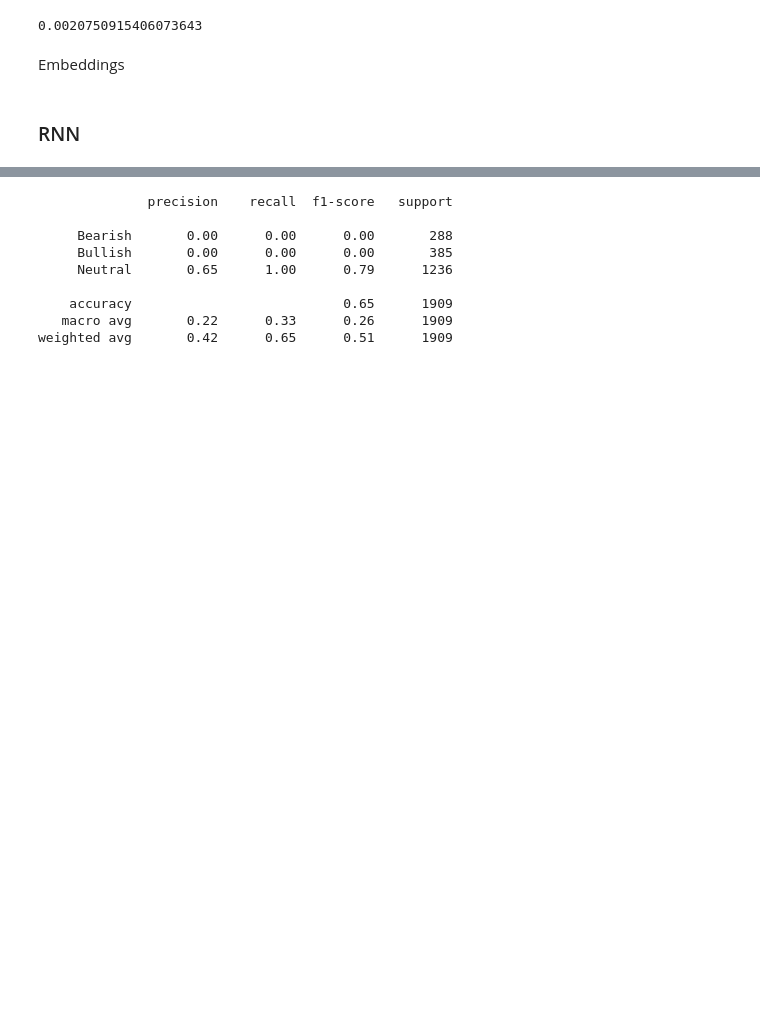
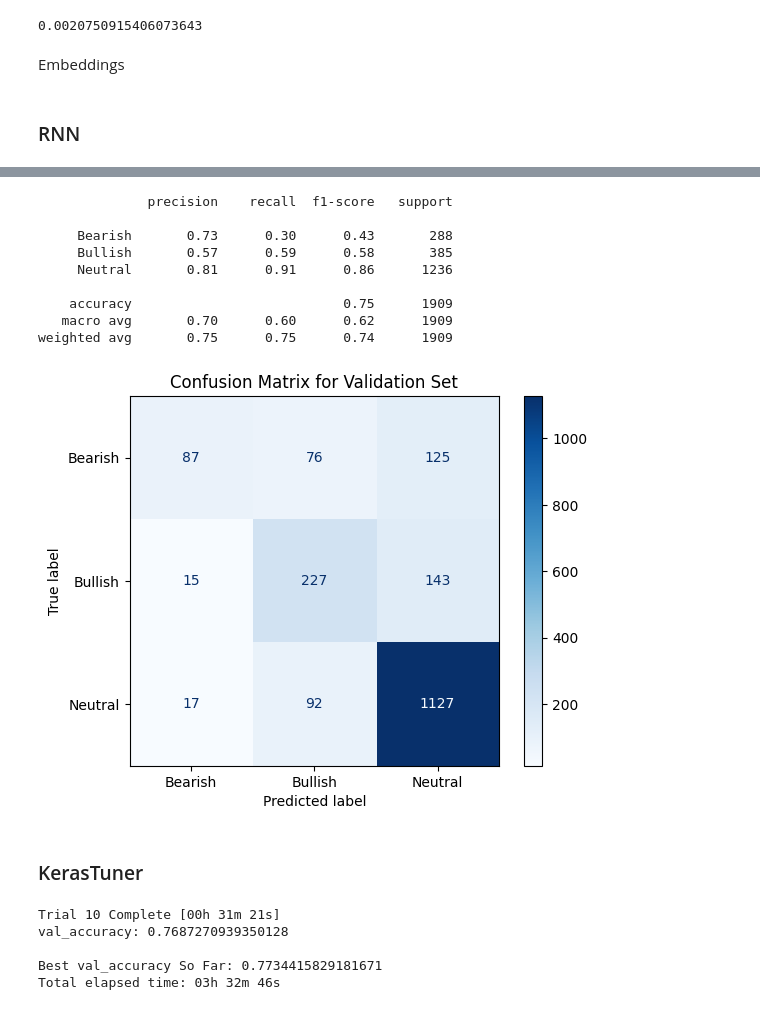
Before and after one commit to Port0goose/Text_Mining, a Jupyter notebook: Stock_Sentiment_Project.ipynb, the cells around one changed output, grey strips where cells are left out. Cells and saved outputs as stored; diff of their text form; code cells hidden in the pictures; blank space fills up the shorter version.

Commit message:
Keras Tuner

```diff
--- a/Stock_Sentiment_Project.ipynb
+++ b/Stock_Sentiment_Project.ipynb
@@ -620,5 +619,0 @@ class_weight_dict = dict(enumerate(class_weights))
-# %%
-history = model.fit(X_train_glove, y, epochs=20, batch_size=32, verbose=1, class_weight=class_weight_dict)
-
-valid_preds_glove = model.predict(X_valid_glove)
-test_preds_glove = model.predict(X_test_glove)
@@ -642,0 +633,8 @@ Epoch 20/20
+# %%
+# Early stopping callback
+
+early_stopping = EarlyStopping(monitor='val_loss', patience=3, restore_best_weights=True)
+
+history = model.fit(X_train_pad, y, epochs=10, batch_size=32, verbose=1, callbacks=[early_stopping], validation_data=(X_val_pad, y_valid))
+
+valid_preds_glove = model.predict(X_val_pad)
@@ -646,10 +656,21 @@ print(classification_report(y_valid, np.argmax(valid_preds_glove, axis=1), targe
 # %% [output]
               precision    recall  f1-score   support
 
-     Bearish       0.00      0.00      0.00       288
-     Bullish       0.00      0.00      0.00       385
-     Neutral       0.65      1.00      0.79      1236
+     Bearish       0.73      0.30      0.43       288
+     Bullish       0.57      0.59      0.58       385
+     Neutral       0.81      0.91      0.86      1236
 
-    accuracy                           0.65      1909
-   macro avg       0.22      0.33      0.26      1909
-weighted avg       0.42      0.65      0.51      1909
+    accuracy                           0.75      1909
+   macro avg       0.70      0.60      0.62      1909
+weighted avg       0.75      0.75      0.74      1909
+# %%
+# heatmap of confusion matrix for validation set
+cm = confusion_matrix(y_valid, np.argmax(valid_preds_glove, axis=1))
+disp = ConfusionMatrixDisplay(confusion_matrix=cm, display_labels=label_map.values())
+disp.plot(cmap=plt.cm.Blues)
+plt.title("Confusion Matrix for Validation Set")
+plt.show()
+# %% [output]
+[figure, added]
+# %% [markdown]
+### KerasTuner
@@ -655,0 +719,10 @@ weighted avg       0.42      0.65      0.51      1909
+# %%
+tuner.search(X_train_pad, y,
+             epochs=5,
+             validation_data=(X_val_pad, y_valid))
+# %% [output]
+Trial 10 Complete [00h 31m 21s]
+val_accuracy: 0.7687270939350128
+
+Best val_accuracy So Far: 0.7734415829181671
+Total elapsed time: 03h 32m 46s
```
Also changed, not shown: parts of 12 cells of this notebook, 32 other files.
